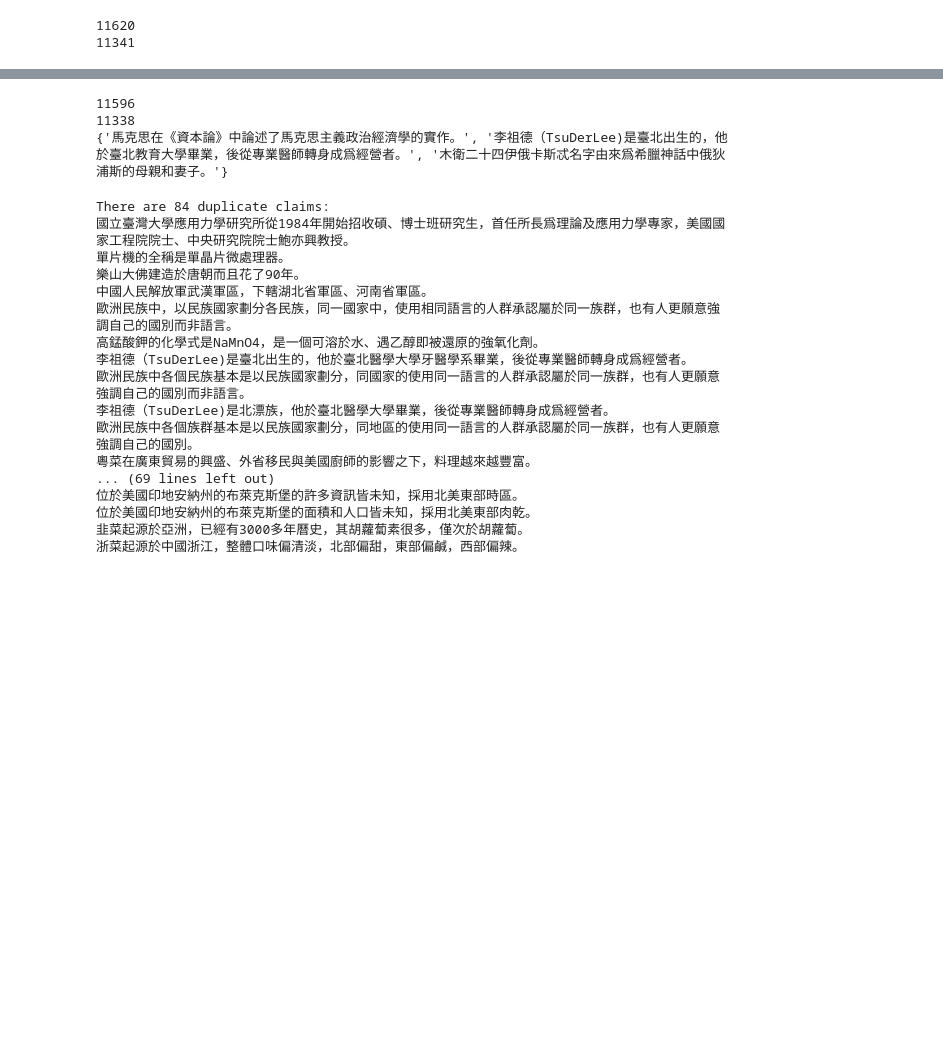
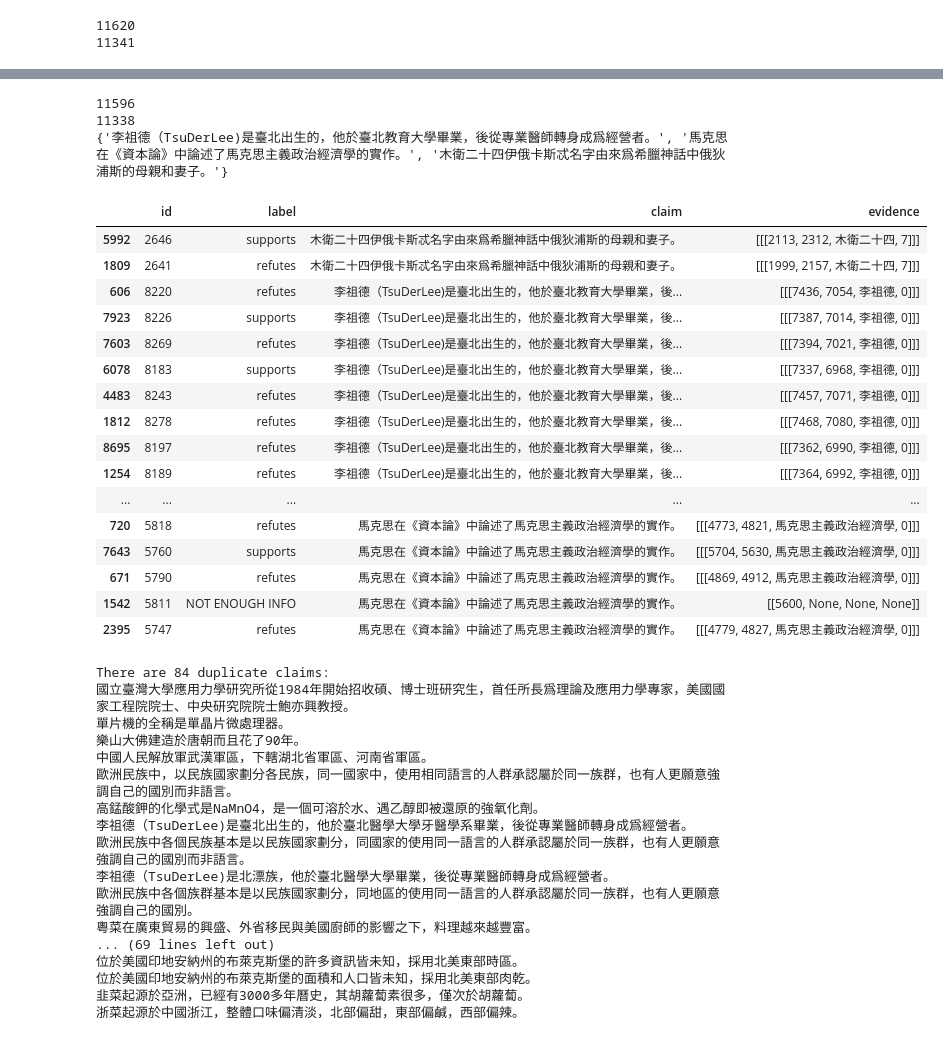
Before and after one commit to cvecve147/aicup-2023-truth, a Jupyter notebook: preprocess.ipynb, the cells around one changed output, grey strips where cells are left out. Cells and saved outputs as stored; diff of their text form; code cells hidden in the pictures; blank space fills up the shorter version.

```diff
--- a/preprocess.ipynb
+++ b/preprocess.ipynb
@@ -9,13 +9,17 @@ data2 = load_json("data\public_train_0522.jsonl")
 data = data + data2
 data[:5]
 
+tmp = []
 claim = []
 for item in data:
+    org = item['claim']
     item['claim'] = item['claim'].replace(" ", "")
+    tmp.append({'claim': org, 'claim2': item['claim']})
     claim.append(item['claim'])
 
 # data to pandas
 df = pd.DataFrame(data)
+orgdf = pd.DataFrame(data)
 # use utf-8 to save chinese
 # save data
 df.to_json('data\merged.jsonl', orient='records', force_ascii=False, lines=True)
@@ -27,3 +31,31 @@ print(len(set(claim)))
 # %% [output]
 11620
 11341
+# %%
+totalClaim = 0
+missClaim = 0
+missClaim_ = 0
+cnt = 0
+claim = ""
+for i in range(len(orgdf)):
+    totalClaim += 1
+    claim = orgdf.loc[i]['claim']
+    evidence = orgdf.loc[i]['evidence']
+    label = orgdf.loc[i]['label']
+    if label == 'NOT ENOUGH INFO':
+        continue
+    flag = False
+    for e in evidence:
+        for evi in e:
+            if claim.find(evi[2:3][0])==-1:
+                missClaim += 1
+            else:
+                flag = True
+    if flag == False:
+        missClaim_ += 1
+
+print("Claim 總數: ", totalClaim)
+print("缺少一些證據的 Claim 數量: ", missClaim)
+print("完全缺少所有證據的 Claim 數量: ", missClaim_)
+print("缺少一些證據的 Claim 的比例: ", missClaim/totalClaim)
+print("完全缺少所有證據的 Claim 的比例: ", missClaim_/totalClaim)
@@ -49,7 +100,31 @@ print(conflicting_claims)
 # %% [output]
 11596
 11338
-{'馬克思在《資本論》中論述了馬克思主義政治經濟學的實作。', '李祖德（TsuDerLee)是臺北出生的，他於臺北教育大學畢業，後從專業醫師轉身成爲經營者。', '木衛二十四伊俄卡斯忒名字由來爲希臘神話中俄狄浦斯的母親和妻子。'}
+{'李祖德（TsuDerLee)是臺北出生的，他於臺北教育大學畢業，後從專業醫師轉身成爲經營者。', '馬克思在《資本論》中論述了馬克思主義政治經濟學的實作。', '木衛二十四伊俄卡斯忒名字由來爲希臘神話中俄狄浦斯的母親和妻子。'}
+# %%
+tmp = df[df['claim'].isin(conflicting_claims)]
+# %%
+# order by claim
+tmp = tmp.sort_values(by=['claim'])
+tmp
+# %% [output]
+|  | id | label | claim | evidence |
+| 5992 | 2646 | supports | 木衛二十四伊俄卡斯忒名字由來爲希臘神話中俄狄浦斯的母親和妻子。 | [[[2113, 2312, 木衛二十四, 7]]] |
+| 1809 | 2641 | refutes | 木衛二十四伊俄卡斯忒名字由來爲希臘神話中俄狄浦斯的母親和妻子。 | [[[1999, 2157, 木衛二十四, 7]]] |
+| 606 | 8220 | refutes | 李祖德（TsuDerLee)是臺北出生的，他於臺北教育大學畢業，後... | [[[7436, 7054, 李祖德, 0]]] |
+| 7923 | 8226 | supports | 李祖德（TsuDerLee)是臺北出生的，他於臺北教育大學畢業，後... | [[[7387, 7014, 李祖德, 0]]] |
+| 7603 | 8269 | refutes | 李祖德（TsuDerLee)是臺北出生的，他於臺北教育大學畢業，後... | [[[7394, 7021, 李祖德, 0]]] |
+| 6078 | 8183 | supports | 李祖德（TsuDerLee)是臺北出生的，他於臺北教育大學畢業，後... | [[[7337, 6968, 李祖德, 0]]] |
+| 4483 | 8243 | refutes | 李祖德（TsuDerLee)是臺北出生的，他於臺北教育大學畢業，後... | [[[7457, 7071, 李祖德, 0]]] |
+| 1812 | 8278 | refutes | 李祖德（TsuDerLee)是臺北出生的，他於臺北教育大學畢業，後... | [[[7468, 7080, 李祖德, 0]]] |
+| 8695 | 8197 | refutes | 李祖德（TsuDerLee)是臺北出生的，他於臺北教育大學畢業，後... | [[[7362, 6990, 李祖德, 0]]] |
+| 1254 | 8189 | refutes | 李祖德（TsuDerLee)是臺北出生的，他於臺北教育大學畢業，後... | [[[7364, 6992, 李祖德, 0]]] |
+| ... | ... | ... | ... | ... |
+| 720 | 5818 | refutes | 馬克思在《資本論》中論述了馬克思主義政治經濟學的實作。 | [[[4773, 4821, 馬克思主義政治經濟學, 0]]] |
+| 7643 | 5760 | supports | 馬克思在《資本論》中論述了馬克思主義政治經濟學的實作。 | [[[5704, 5630, 馬克思主義政治經濟學, 0]]] |
+| 671 | 5790 | refutes | 馬克思在《資本論》中論述了馬克思主義政治經濟學的實作。 | [[[4869, 4912, 馬克思主義政治經濟學, 0]]] |
+| 1542 | 5811 | NOT ENOUGH INFO | 馬克思在《資本論》中論述了馬克思主義政治經濟學的實作。 | [[5600, None, None, None]] |
+| 2395 | 5747 | refutes | 馬克思在《資本論》中論述了馬克思主義政治經濟學的實作。 | [[[4779, 4827, 馬克思主義政治經濟學, 0]]] |
 # %%
 
 claim_counts = Counter(claim)
```
Also changed, not shown: parts of 6 cells of this notebook, 24 other files.
